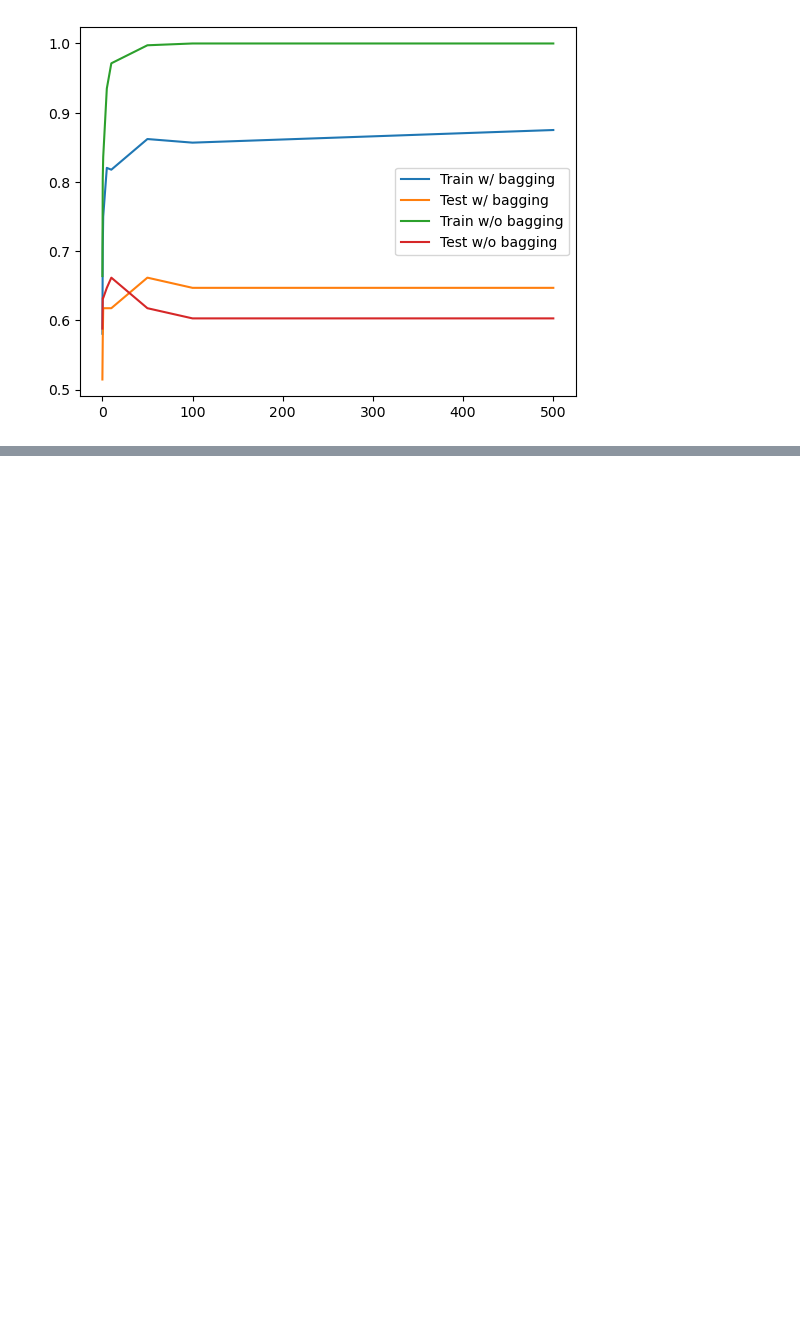
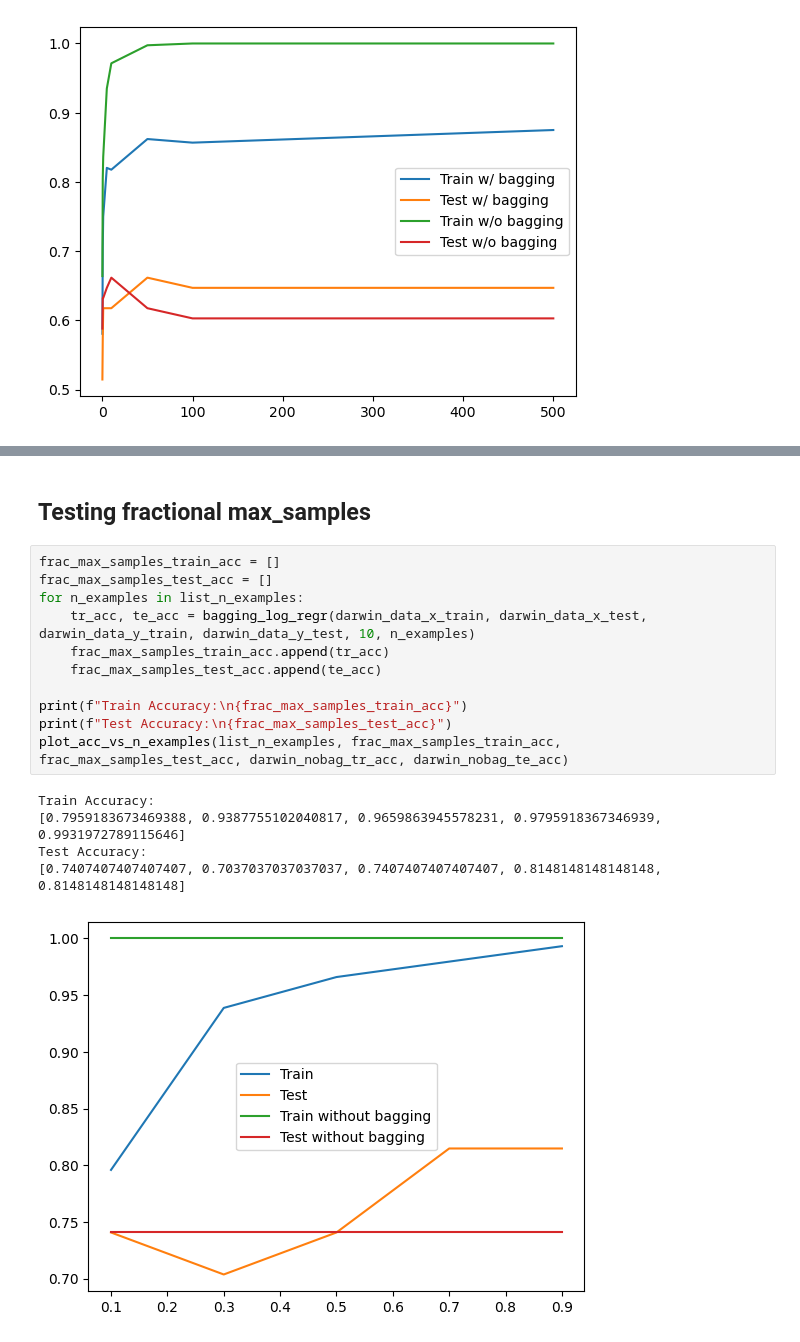
Before and after one commit to csci-567-project-KNQM/bagging-vs-boosting, a Jupyter notebook: main.ipynb, the cells around one changed output, grey strips where cells are left out. Cells and saved outputs as stored; diff of their text form; blank space fills up the shorter version.

```diff
--- a/main.ipynb
+++ b/main.ipynb
@@ -289,0 +402,19 @@ plot_acc_vs_C(list_C, list_tr_acc, list_te_acc, list_nobag_tr_acc, list_nobag_te
+# %% [markdown]
+## Testing fractional max_samples
+# %%
+frac_max_samples_train_acc = []
+frac_max_samples_test_acc = []
+for n_examples in list_n_examples:
+    tr_acc, te_acc = bagging_log_regr(darwin_data_x_train, darwin_data_x_test, darwin_data_y_train, darwin_data_y_test, 10, n_examples)
+    frac_max_samples_train_acc.append(tr_acc)
+    frac_max_samples_test_acc.append(te_acc)
+
+print(f"Train Accuracy:\n{frac_max_samples_train_acc}")
+print(f"Test Accuracy:\n{frac_max_samples_test_acc}")
+plot_acc_vs_n_examples(list_n_examples, frac_max_samples_train_acc, frac_max_samples_test_acc, darwin_nobag_tr_acc, darwin_nobag_te_acc)
+# %% [output]
+Train Accuracy:
+[0.7959183673469388, 0.9387755102040817, 0.9659863945578231, 0.9795918367346939, 0.9931972789115646]
+Test Accuracy:
+[0.7407407407407407, 0.7037037037037037, 0.7407407407407407, 0.8148148148148148, 0.8148148148148148]
+[figure, added]
```
Also changed, not shown: parts of 38 cells of this notebook.
